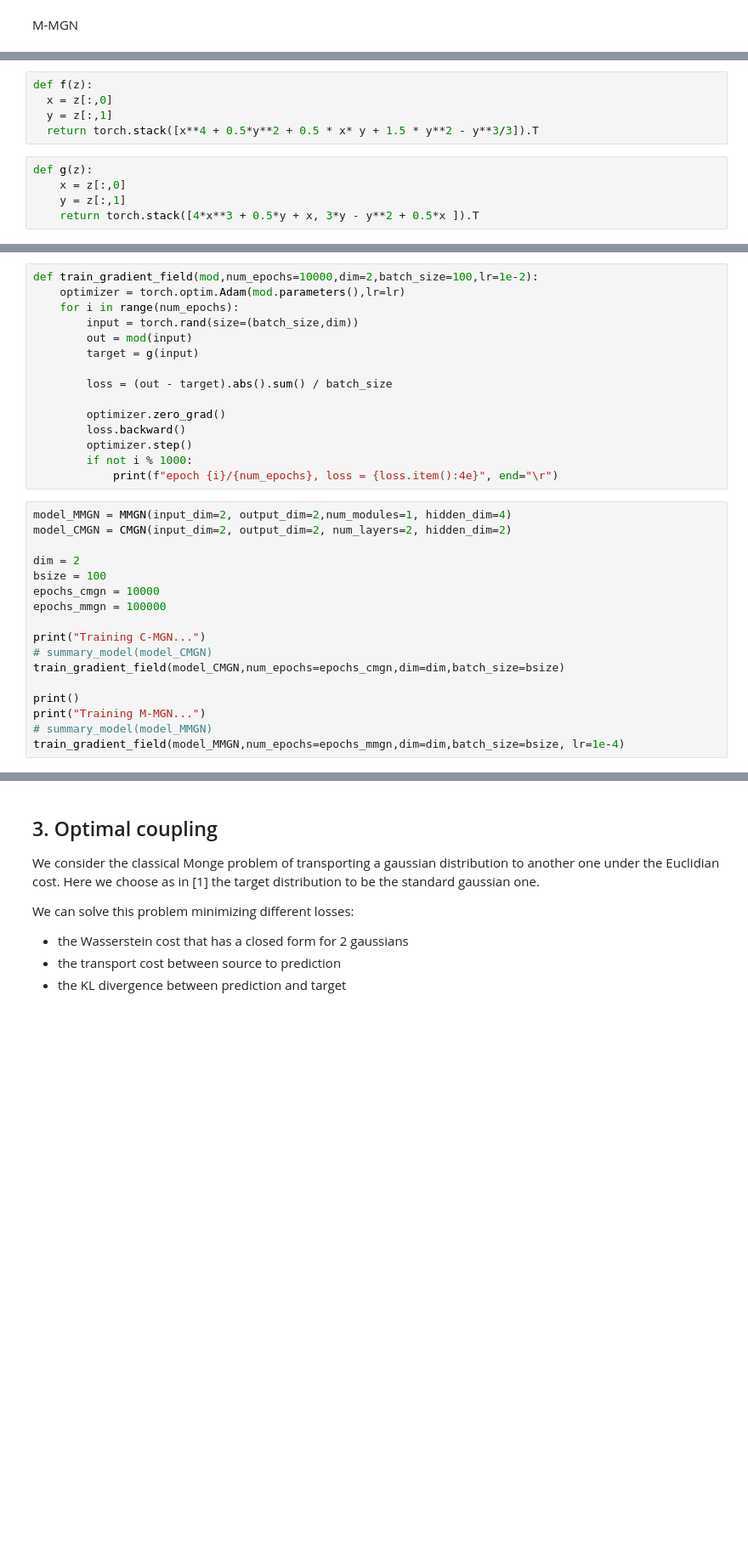
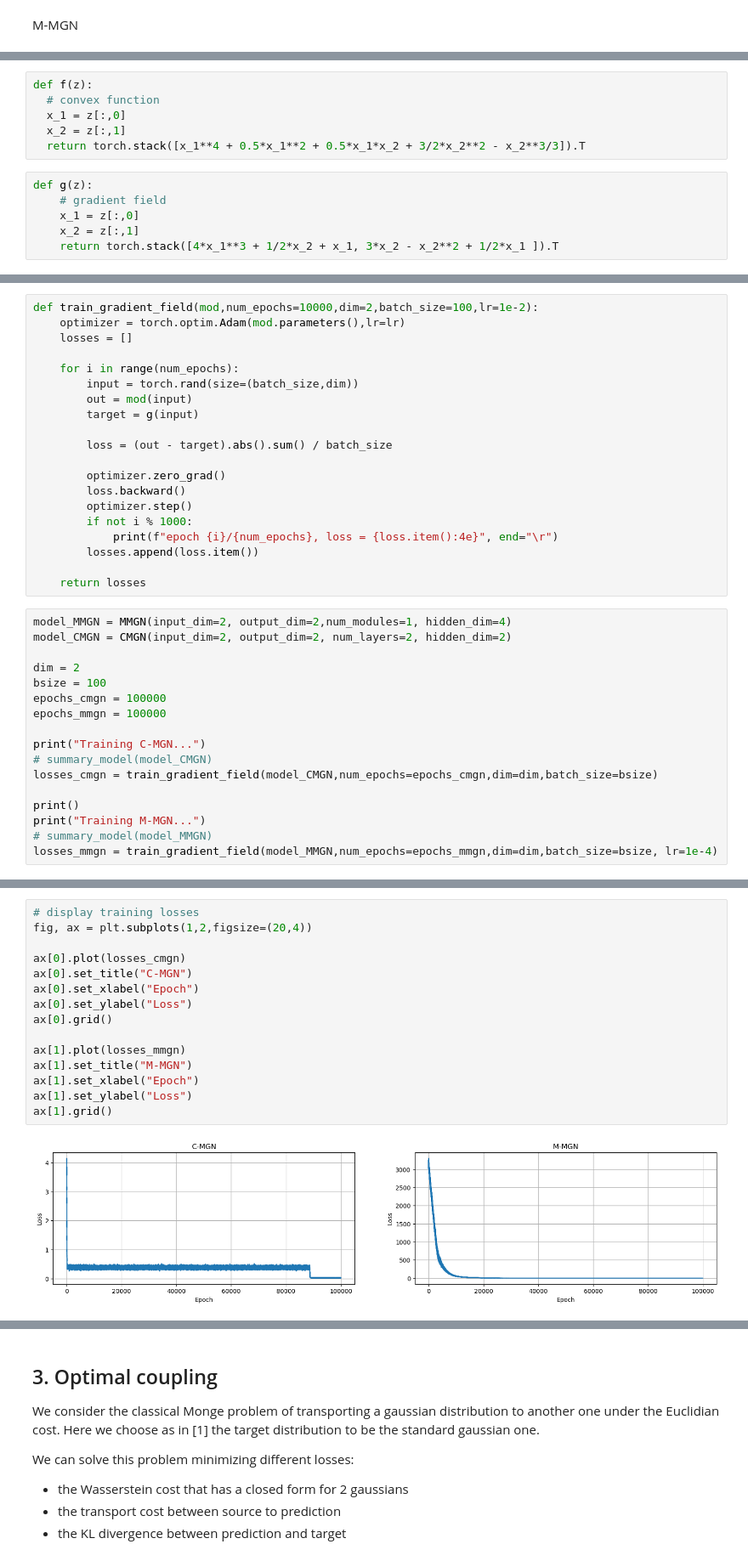
Before and after one commit to BenjaminDeporte/MVA_GenAI_FP_Learning_Gradients, a Jupyter notebook: notebooks/GenAI_FP.ipynb, the cells around one changed output, grey strips where cells are left out. Shown: that part at 85% size. Drawn from its saved outputs; the diff is of its cells as text; blank space fills up the shorter version.

Commit message:
fixed MMGN

```diff
--- a/notebooks/GenAI_FP.ipynb
+++ b/notebooks/GenAI_FP.ipynb
@@ -160,14 +161,16 @@ T(x_1,x_2) = \begin{pmatrix}
 \end{equation}
 # %%
 def f(z):
-  x = z[:,0]
-  y = z[:,1]
-  return torch.stack([x**4 + 0.5*y**2 + 0.5 * x* y + 1.5 * y**2 - y**3/3]).T
+  # convex function
+  x_1 = z[:,0]
+  x_2 = z[:,1]
+  return torch.stack([x_1**4 + 0.5*x_1**2 + 0.5*x_1*x_2 + 3/2*x_2**2 - x_2**3/3]).T
 # %%
 def g(z):
-    x = z[:,0]
-    y = z[:,1]
-    return torch.stack([4*x**3 + 0.5*y + x, 3*y - y**2 + 0.5*x ]).T
+    # gradient field
+    x_1 = z[:,0]
+    x_2 = z[:,1]
+    return torch.stack([4*x_1**3 + 1/2*x_2 + x_1, 3*x_2 - x_2**2 + 1/2*x_1 ]).T
 # %%
 # Plot field (gradient)
 space = torch.rand(size=(1000,2)).cpu()
@@ -183,6 +186,8 @@ plt.show()
 # %%
 def train_gradient_field(mod,num_epochs=10000,dim=2,batch_size=100,lr=1e-2):
     optimizer = torch.optim.Adam(mod.parameters(),lr=lr)
+    losses = []
+
     for i in range(num_epochs):
         input = torch.rand(size=(batch_size,dim))
         out = mod(input)
@@ -195,22 +200,25 @@ def train_gradient_field(mod,num_epochs=10000,dim=2,batch_size=100,lr=1e-2):
         optimizer.step()
         if not i % 1000:
             print(f"epoch {i}/{num_epochs}, loss = {loss.item():4e}", end="\r")
+        losses.append(loss.item())
+
+    return losses
 # %%
 model_MMGN = MMGN(input_dim=2, output_dim=2,num_modules=1, hidden_dim=4)
 model_CMGN = CMGN(input_dim=2, output_dim=2, num_layers=2, hidden_dim=2)
 
 dim = 2
 bsize = 100
-epochs_cmgn = 10000
+epochs_cmgn = 100000
 epochs_mmgn = 100000
 
 print("Training C-MGN...")
 # summary_model(model_CMGN)
-train_gradient_field(model_CMGN,num_epochs=epochs_cmgn,dim=dim,batch_size=bsize)
+losses_cmgn = train_gradient_field(model_CMGN,num_epochs=epochs_cmgn,dim=dim,batch_size=bsize)
 
 print()
 print("Training M-MGN...")
 # summary_model(model_MMGN)
-train_gradient_field(model_MMGN,num_epochs=epochs_mmgn,dim=dim,batch_size=bsize, lr=1e-4)
+losses_mmgn = train_gradient_field(model_MMGN,num_epochs=epochs_mmgn,dim=dim,batch_size=bsize, lr=1e-4)
 # %% [output]
 Training C-MGN...
@@ -220,2 +228,19 @@ epoch 99000/100000, loss = 3.970090e-01
+# %%
+# display training losses
+fig, ax = plt.subplots(1,2,figsize=(20,4))
+
+ax[0].plot(losses_cmgn)
+ax[0].set_title("C-MGN")
+ax[0].set_xlabel("Epoch")
+ax[0].set_ylabel("Loss")
+ax[0].grid()
+
+ax[1].plot(losses_mmgn)
+ax[1].set_title("M-MGN")
+ax[1].set_xlabel("Epoch")
+ax[1].set_ylabel("Loss")
+ax[1].grid()
+# %% [output]
+[figure, added]
 # %%
 # Visualize the learned fields
```
Also changed, not shown: parts of 6 cells of this notebook.
